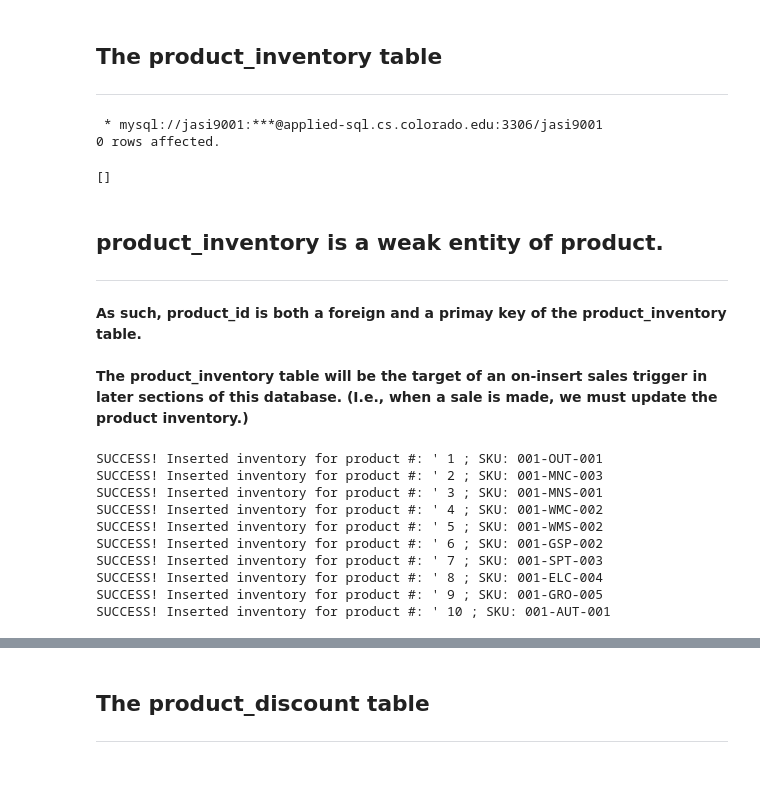
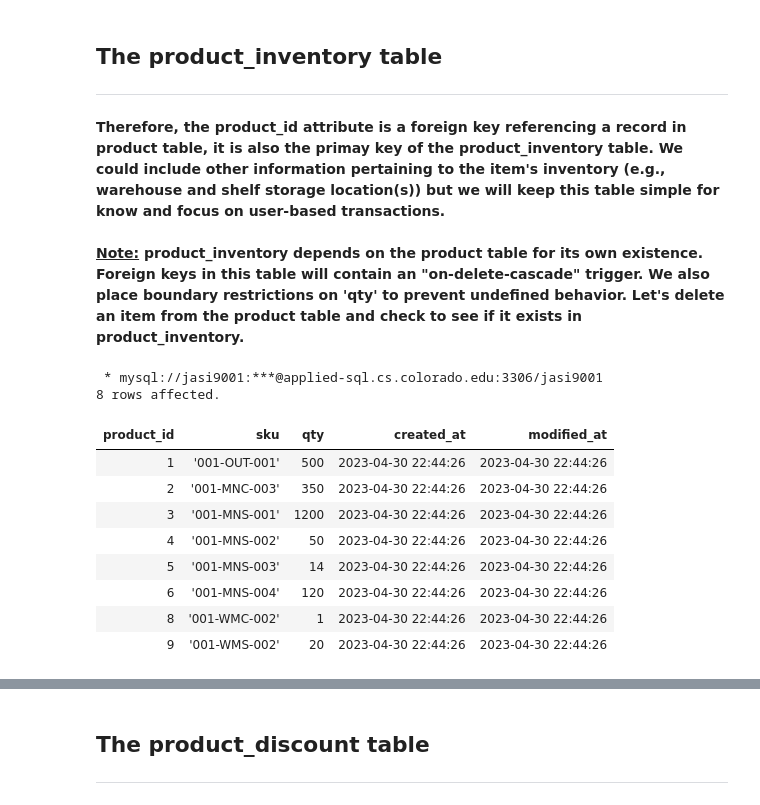
Before and after one commit to Micah614/P2P_Retail_Database, a Jupyter notebook: P2P_DB.ipynb, the cells around one changed output, grey strips where cells are left out. Drawn from its saved outputs; the diff is of its cells as text; code cells hidden in the pictures; blank space fills up the shorter version.

```diff
--- a/P2P_DB.ipynb
+++ b/P2P_DB.ipynb
@@ -726,25 +757,20 @@ LIMIT 5;  # change the last term and sort the list by any attribute you like.
 # %%
 %%sql
 CREATE TABLE product_inventory (
-    product_id INT PRIMARY KEY,  # Each inventory refers to a specific product_id, so it makes sense to share the key
-    sku VARCHAR(15) UNIQUE, # SKU is unique to each product_id
-    qyt INT,
+    product_id INT PRIMARY KEY,  # FK+PK combined
+    sku VARCHAR(15) UNIQUE, # SKU is once again unique
+    qty INT,
     created_at TIMESTAMP DEFAULT CURRENT_TIMESTAMP,
     modified_at TIMESTAMP DEFAULT CURRENT_TIMESTAMP ON UPDATE CURRENT_TIMESTAMP,
 
-    CONSTRAINT PRODUCT_SUPPORTS_INVENTORY FOREIGN KEY (product_id) REFERENCES product(product_id) ON DELETE CASCADE
+    CONSTRAINT POSITIVE_INVENTORY CHECK(qty >= 0 and qty < 2147483647),
+    CONSTRAINT PRODUCT_INVENTORY FOREIGN KEY (product_id) REFERENCES product(product_id) ON DELETE CASCADE
 );
-# %% [output]
- * mysql://jasi9001:***@applied-sql.cs.colorado.edu:3306/jasi9001
-0 rows affected.
-[]
 # %% [markdown]
-## product_inventory is a weak entity of product.
-<hr>
-
-<strong>As such, product_id is both a foreign and a primay key of the product_inventory table.</strong>
-<br><br>
-<strong>The product_inventory table will be the target of an on-insert sales trigger in later sections of this database. (I.e., when a sale is made, we must update the product inventory.) </strong>
+<strong>Therefore, the product_id attribute is a foreign key referencing a record in product table, it is also the primay key of the product_inventory table. We could include other information pertaining to the item's inventory (e.g., warehouse and shelf storage location(s)) but we will keep this table simple for know and focus on user-based transactions. </strong>
+<br>
+<br>
+<strong><u>Note:</u> product_inventory depends on the product table for its own existence. Foreign keys in this table will contain an "on-delete-cascade" trigger. We also place boundary restrictions on 'qty' to prevent undefined behavior. Let's delete an item from the product table and check to see if it exists in product_inventory.</strong>
 # %%
 inventory = [[1, "001-OUT-001", 500],
              [2, "001-MNC-003", 350],
@@ -760,7 +790,7 @@ inventory = [[1, "001-OUT-001", 500],
 # %%
 insert_inventory = """
 INSERT INTO
-    product_inventory (product_id, sku, quantity)
+    product_inventory (product_id, sku, qty)
 VALUES
     ("%s","%s","%s");
 """
@@ -772,16 +802,20 @@ for item in inventory:
         print("SUCCESS! Inserted inventory for product #:", item[0], ",", "SKU:", item[1])
     except:
         print("FAILED to insert inventory for product #:", item[0], ",", "SKU:", item[1])
-# %% [output]
-SUCCESS! Inserted inventory for product #: ' 1 ; SKU: 001-OUT-001
-SUCCESS! Inserted inventory for product #: ' 2 ; SKU: 001-MNC-003
-SUCCESS! Inserted inventory for product #: ' 3 ; SKU: 001-MNS-001
-SUCCESS! Inserted inventory for product #: ' 4 ; SKU: 001-WMC-002
-SUCCESS! Inserted inventory for product #: ' 5 ; SKU: 001-WMS-002
-SUCCESS! Inserted inventory for product #: ' 6 ; SKU: 001-GSP-002
-SUCCESS! Inserted inventory for product #: ' 7 ; SKU: 001-SPT-003
-SUCCESS! Inserted inventory for product #: ' 8 ; SKU: 001-ELC-004
-SUCCESS! Inserted inventory for product #: ' 9 ; SKU: 001-GRO-005
-SUCCESS! Inserted inventory for product #: ' 10 ; SKU: 001-AUT-001
+# %%
+%%sql
+SELECT * FROM product_inventory LIMIT 8;  # take a look at the product_inventory table
+# %% [output]
+ * mysql://jasi9001:***@applied-sql.cs.colorado.edu:3306/jasi9001
+8 rows affected.
+| product_id | sku | qty | created_at | modified_at |
+| 1 | '001-OUT-001' | 500 | 2023-04-30 22:44:26 | 2023-04-30 22:44:26 |
+| 2 | '001-MNC-003' | 350 | 2023-04-30 22:44:26 | 2023-04-30 22:44:26 |
+| 3 | '001-MNS-001' | 1200 | 2023-04-30 22:44:26 | 2023-04-30 22:44:26 |
+| 4 | '001-MNS-002' | 50 | 2023-04-30 22:44:26 | 2023-04-30 22:44:26 |
+| 5 | '001-MNS-003' | 14 | 2023-04-30 22:44:26 | 2023-04-30 22:44:26 |
+| 6 | '001-MNS-004' | 120 | 2023-04-30 22:44:26 | 2023-04-30 22:44:26 |
+| 8 | '001-WMC-002' | 1 | 2023-04-30 22:44:26 | 2023-04-30 22:44:26 |
+| 9 | '001-WMS-002' | 20 | 2023-04-30 22:44:26 | 2023-04-30 22:44:26 |
 # %%
 %%sql
```
Also changed, not shown: parts of 21 cells of this notebook.
